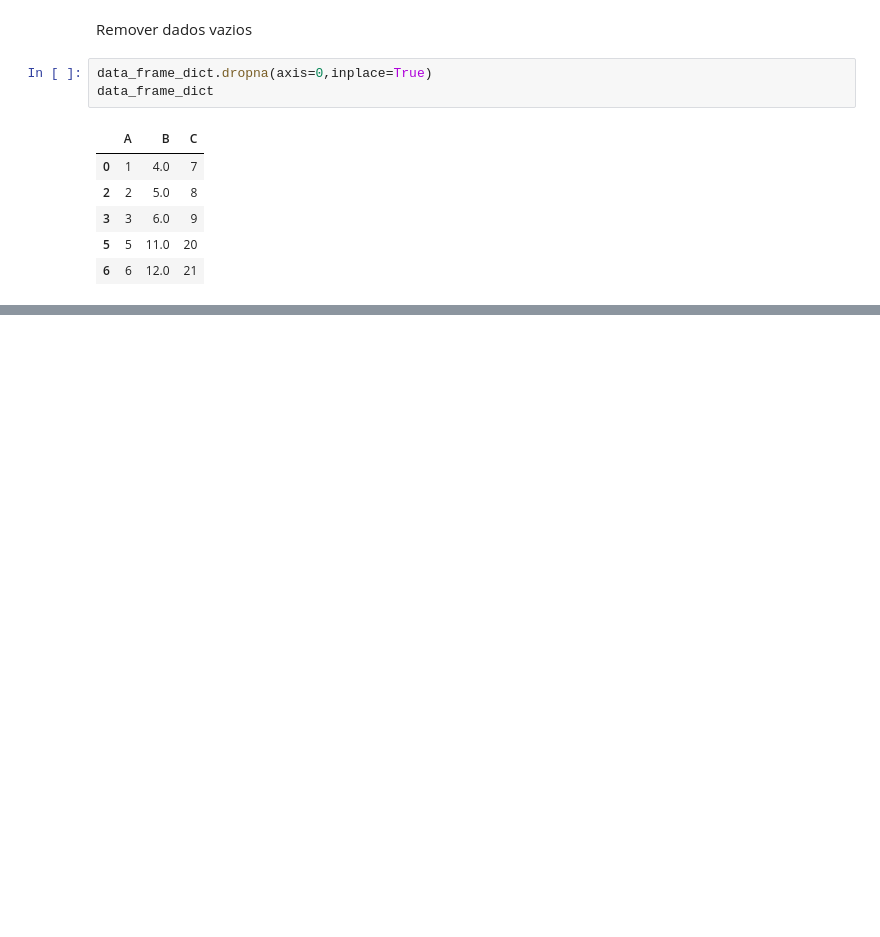
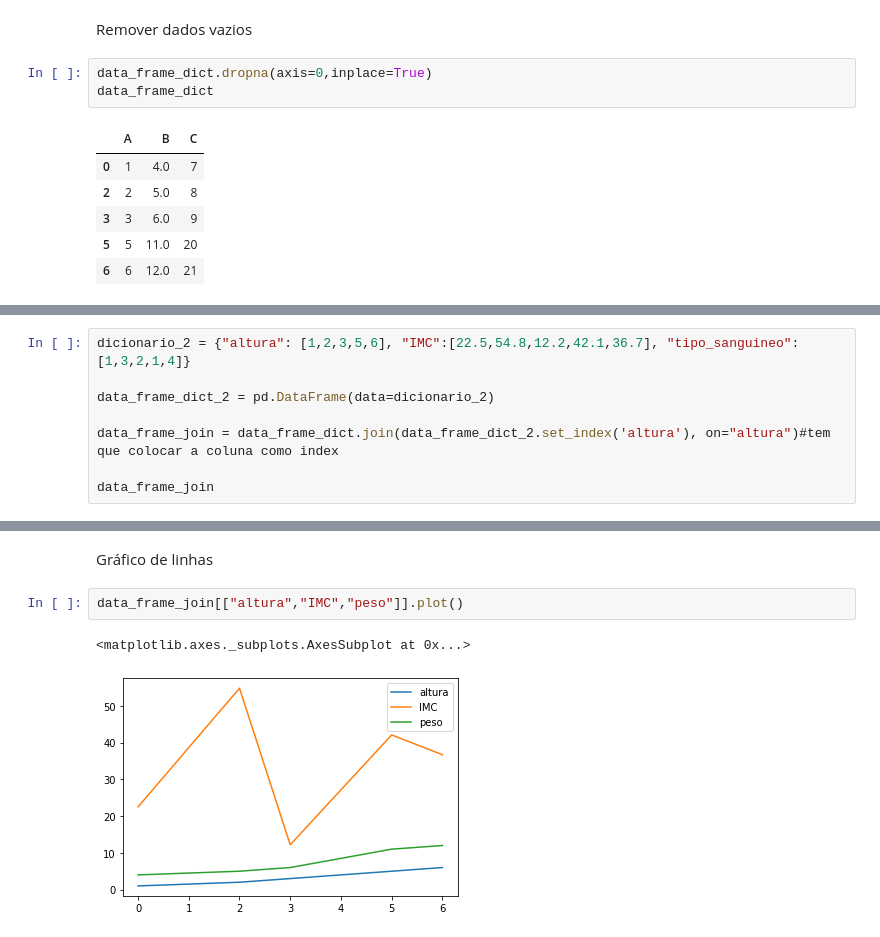
Before and after one commit to SamuelSSan28/Back_to_the_Past, a Jupyter notebook: Pandas.ipynb, the cells around one changed output, grey strips where cells are left out. Saved outputs shown, nothing was run; the diff lists cells and outputs as text; blank space fills up the shorter version.

```diff
--- a/Pandas.ipynb
+++ b/Pandas.ipynb
@@ -108,0 +159,8 @@ data_frame_dict.rename(columns={'A': 'Altura(m)', 'B':'Peso(Toneladas)', 'C':'La
+# %%
+dicionario_2 = {"altura": [1,2,3,5,6], "IMC":[22.5,54.8,12.2,42.1,36.7], "tipo_sanguineo":[1,3,2,1,4]}
+
+data_frame_dict_2 = pd.DataFrame(data=dicionario_2)
+
+data_frame_join = data_frame_dict.join(data_frame_dict_2.set_index('altura'), on="altura")#tem que colocar a coluna como index
+
+data_frame_join
@@ -108,0 +225,7 @@ data_frame_dict.rename(columns={'A': 'Altura(m)', 'B':'Peso(Toneladas)', 'C':'La
+# %% [markdown]
+Gráfico de linhas
+# %%
+data_frame_join[["altura","IMC","peso"]].plot()
+# %% [output]
+<matplotlib.axes._subplots.AxesSubplot at 0x...>
+[figure, added]
```
Also changed, not shown: parts of 33 cells of this notebook.
